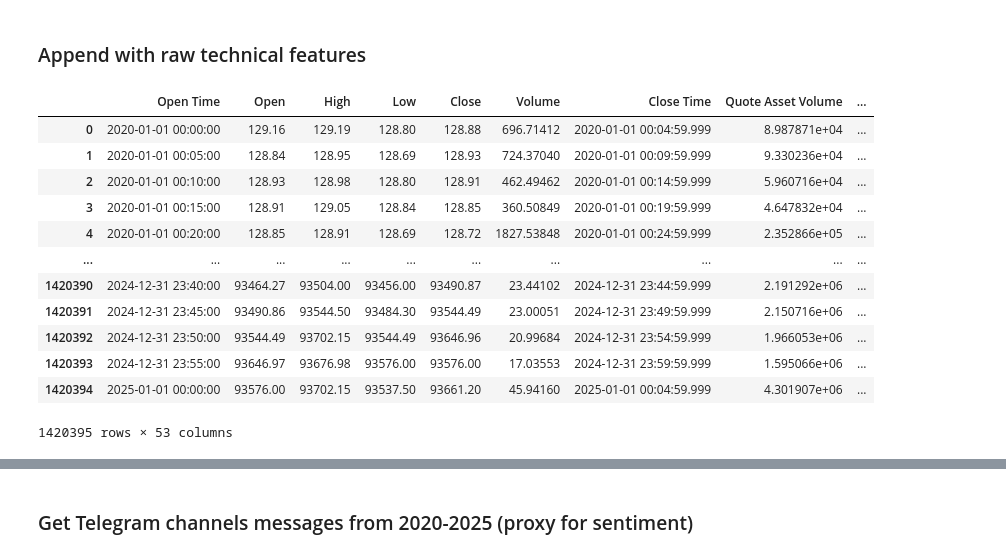
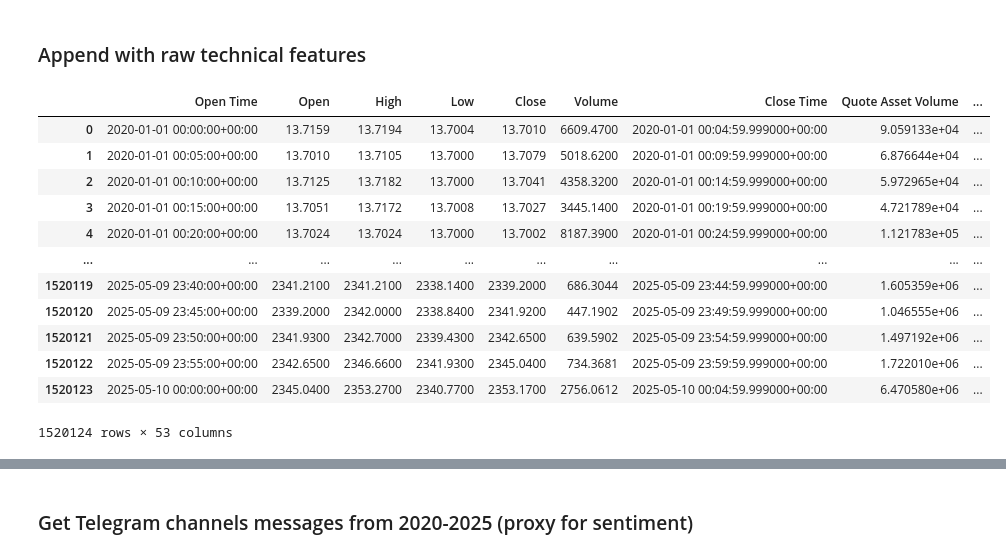
Before and after one commit to saltedpotato/qf635-microstructure-project, a Jupyter notebook: TrainTestStrat.ipynb, the cells around one changed output, grey strips where cells are left out. Drawn from its saved outputs; the diff is of its cells as text; code cells hidden in the pictures.

```diff
--- a/TrainTestStrat.ipynb
+++ b/TrainTestStrat.ipynb
@@ -164,5 +89,5 @@ BNBUSDT: Saved 94641 rows to BNBUSDT_2023.csv
 # %%
-files = glob.glob('RawData/*USDT_*.csv')
+files = glob.glob('RawData/*USDT*.csv')
 dfs = []
 for file in files:
     df = pd.read_csv(file)
@@ -171,7 +96,8 @@ for file in files:
     dfs.append(df)
 
 full_df = pd.concat(dfs, ignore_index=True)
-full_df['Open Time'] = pd.to_datetime(full_df['Open Time'])
+full_df['Open Time'] = pd.to_datetime(full_df['Open Time'], utc=True)
+full_df = full_df.drop_duplicates()
 full_df = full_df.sort_values('Open Time').reset_index(drop=True)
 
 full_df
@@ -229,42 +155,44 @@ for ticker in full_df['Ticker'].unique():
     # True range for ATR-like volatility
     prev_close = df['Close'].shift(1)
     tr1 = df['High'] - df['Low']
     tr2 = abs(df['High'] - prev_close)
     tr3 = abs(df['Low'] - prev_close)
     df['True_Range'] = np.maximum.reduce([tr1, tr2, tr3])
 
     # +DM and -DM for ADX-like direction
     up_move = df['High'] - df['High'].shift(1)
     down_move = df['Low'].shift(1) - df['Low']
     df['+DM'] = np.where((up_move > down_move) & (up_move > 0), up_move, 0)
     df['-DM'] = np.where((down_move > up_move) & (down_move > 0), down_move, 0)
 
     # Raw components for RSI-like features
     df['pos_return'] = np.where(df['Close'] > df['Close'].shift(1), df['Close'] - df['Close'].shift(1), 0)
     df['neg_return'] = np.where(df['Close'] < df['Close'].shift(1), df['Close'].shift(1) - df['Close'], 0)
     df['roll_pos_ret_6'] = df['pos_return'].rolling(6).mean()
     df['roll_neg_ret_6'] = df['neg_return'].rolling(6).mean()
     df['roll_pos_ret_12'] = df['pos_return'].rolling(12).mean()
     df['roll_neg_ret_12'] = df['neg_return'].rolling(12).mean()
 
     df['avg_trade_size'] = df['Volume'] / (df['Number of Trades'] + 1e-9)
     df['taker_buy_ratio'] = df['Taker Buy Base Asset Volume'] / (df['Volume'] + 1e-9)
 
     features.append(df)
 
 features_df = pd.concat(features, ignore_index=True)
+start_2020 = pd.Timestamp('2020-01-01', tz='UTC')
+features_df = features_df[features_df['Open Time'] >= start_2020].reset_index(drop=True)
 features_df
 # %% [output]
 |  | Open Time | Open | High | Low | Close | Volume | Close Time | Quote Asset Volume | ... |
-| 0 | 2020-01-01 00:00:00 | 129.16 | 129.19 | 128.80 | 128.88 | 696.71412 | 2020-01-01 00:04:59.999 | 8.987871e+04 | ... |
-| 1 | 2020-01-01 00:05:00 | 128.84 | 128.95 | 128.69 | 128.93 | 724.37040 | 2020-01-01 00:09:59.999 | 9.330236e+04 | ... |
-| 2 | 2020-01-01 00:10:00 | 128.93 | 128.98 | 128.80 | 128.91 | 462.49462 | 2020-01-01 00:14:59.999 | 5.960716e+04 | ... |
-| 3 | 2020-01-01 00:15:00 | 128.91 | 129.05 | 128.84 | 128.85 | 360.50849 | 2020-01-01 00:19:59.999 | 4.647832e+04 | ... |
-| 4 | 2020-01-01 00:20:00 | 128.85 | 128.91 | 128.69 | 128.72 | 1827.53848 | 2020-01-01 00:24:59.999 | 2.352866e+05 | ... |
+| 0 | 2020-01-01 00:00:00+00:00 | 13.7159 | 13.7194 | 13.7004 | 13.7010 | 6609.4700 | 2020-01-01 00:04:59.999000+00:00 | 9.059133e+04 | ... |
+| 1 | 2020-01-01 00:05:00+00:00 | 13.7010 | 13.7105 | 13.7000 | 13.7079 | 5018.6200 | 2020-01-01 00:09:59.999000+00:00 | 6.876644e+04 | ... |
+| 2 | 2020-01-01 00:10:00+00:00 | 13.7125 | 13.7182 | 13.7000 | 13.7041 | 4358.3200 | 2020-01-01 00:14:59.999000+00:00 | 5.972965e+04 | ... |
+| 3 | 2020-01-01 00:15:00+00:00 | 13.7051 | 13.7172 | 13.7008 | 13.7027 | 3445.1400 | 2020-01-01 00:19:59.999000+00:00 | 4.721789e+04 | ... |
+| 4 | 2020-01-01 00:20:00+00:00 | 13.7024 | 13.7024 | 13.7000 | 13.7002 | 8187.3900 | 2020-01-01 00:24:59.999000+00:00 | 1.121783e+05 | ... |
 | ... | ... | ... | ... | ... | ... | ... | ... | ... | ... |
-| 1420390 | 2024-12-31 23:40:00 | 93464.27 | 93504.00 | 93456.00 | 93490.87 | 23.44102 | 2024-12-31 23:44:59.999 | 2.191292e+06 | ... |
-| 1420391 | 2024-12-31 23:45:00 | 93490.86 | 93544.50 | 93484.30 | 93544.49 | 23.00051 | 2024-12-31 23:49:59.999 | 2.150716e+06 | ... |
-| 1420392 | 2024-12-31 23:50:00 | 93544.49 | 93702.15 | 93544.49 | 93646.96 | 20.99684 | 2024-12-31 23:54:59.999 | 1.966053e+06 | ... |
-| 1420393 | 2024-12-31 23:55:00 | 93646.97 | 93676.98 | 93576.00 | 93576.00 | 17.03553 | 2024-12-31 23:59:59.999 | 1.595066e+06 | ... |
-| 1420394 | 2025-01-01 00:00:00 | 93576.00 | 93702.15 | 93537.50 | 93661.20 | 45.94160 | 2025-01-01 00:04:59.999 | 4.301907e+06 | ... |
+| 1520119 | 2025-05-09 23:40:00+00:00 | 2341.2100 | 2341.2100 | 2338.1400 | 2339.2000 | 686.3044 | 2025-05-09 23:44:59.999000+00:00 | 1.605359e+06 | ... |
+| 1520120 | 2025-05-09 23:45:00+00:00 | 2339.2000 | 2342.0000 | 2338.8400 | 2341.9200 | 447.1902 | 2025-05-09 23:49:59.999000+00:00 | 1.046555e+06 | ... |
+| 1520121 | 2025-05-09 23:50:00+00:00 | 2341.9300 | 2342.7000 | 2339.4300 | 2342.6500 | 639.5902 | 2025-05-09 23:54:59.999000+00:00 | 1.497192e+06 | ... |
+| 1520122 | 2025-05-09 23:55:00+00:00 | 2342.6500 | 2346.6600 | 2341.9300 | 2345.0400 | 734.3681 | 2025-05-09 23:59:59.999000+00:00 | 1.722010e+06 | ... |
+| 1520123 | 2025-05-10 00:00:00+00:00 | 2345.0400 | 2353.2700 | 2340.7700 | 2353.1700 | 2756.0612 | 2025-05-10 00:04:59.999000+00:00 | 6.470580e+06 | ... |
-1420395 rows × 53 columns
+1520124 rows × 53 columns
```
Also changed, not shown: parts of 34 cells of this notebook, 24 other files.
